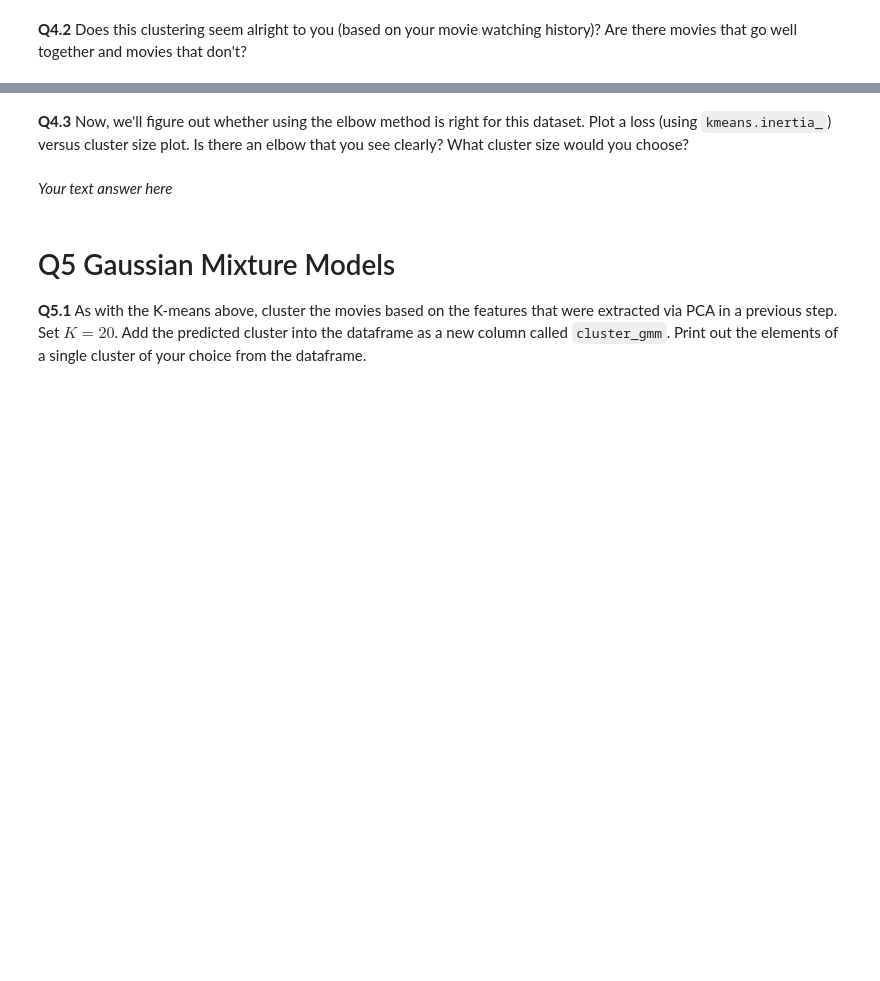
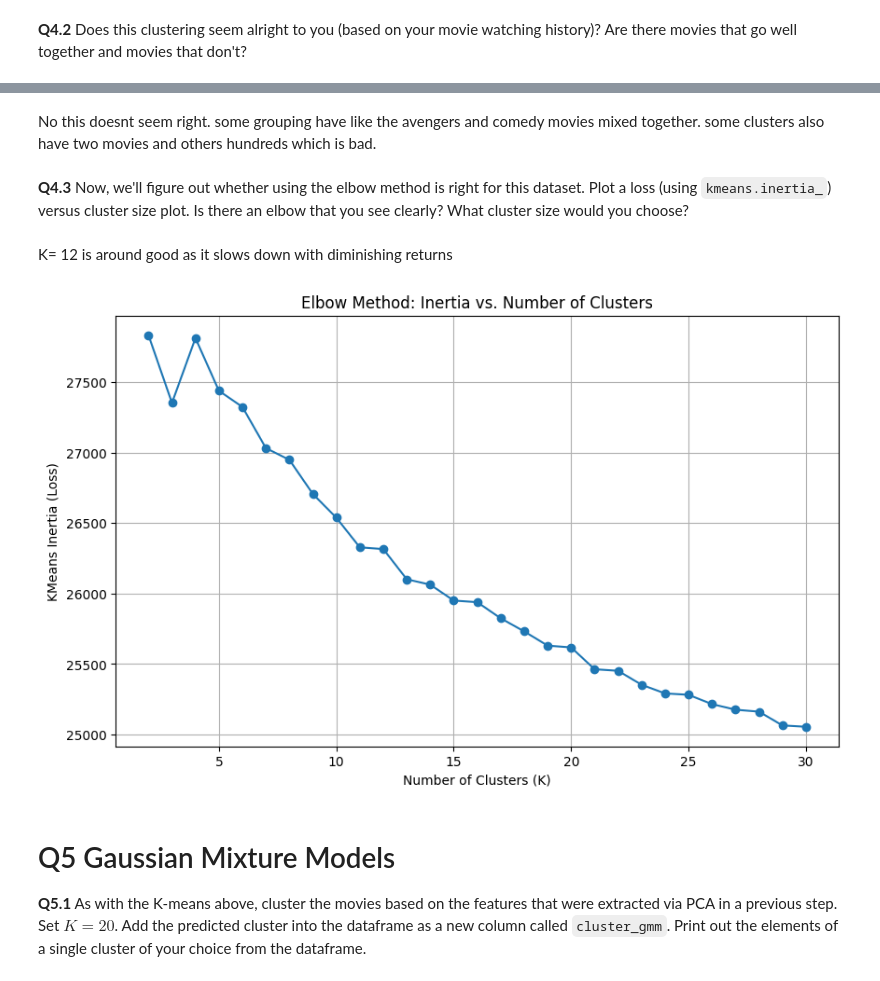
Before and after one commit to Nash-Foggitt/TMDL-NASH-FOGGITT, a Jupyter notebook: TMDL_2024_25_Assignment_3,_Qs_only.ipynb, the cells around one changed output, grey strips where cells are left out. Cells and saved outputs as stored; diff of their text form; code cells hidden in the pictures; blank space fills up the shorter version.

```diff
--- a/TMDL_2024_25_Assignment_3,_Qs_only.ipynb
+++ b/TMDL_2024_25_Assignment_3,_Qs_only.ipynb
@@ -334,10 +385,14 @@ Note: don't just estimate it by eye, write some code to compute it for you.
 # %% [markdown]
 **Q3.6** Using the number of dimensions you found in Q3.5, fit and transform your overview encodings using PCA and add it to a new column called `overview_pca` in the dataframe.
-# %%
-n_dims = ...
-pca = ...
-labels_pca = ...
-df["overview_pca"] = ...
+# %%
+n_dims = 1047
+pca = PCA(n_components=n_dims)
+
+X = np.array(df["one_hot_overview"].to_list())
+X = X / np.max(X, axis=1, keepdims=True)
+
+labels_pca = pca.fit_transform(X)
+df["overview_pca"] = labels_pca.tolist()
 # %% [markdown]
 # Q4 K-Means Clustering
 
@@ -347,12 +402,12 @@ df["overview_pca"] = ...
 from sklearn.cluster import KMeans
 
 # Perform K-means clustering
-kmeans = ...
+kmeans = KMeans(n_clusters=20, random_state=42)
 # fit model
-...
+kmeans.fit(df["overview_pca"].tolist())
 
-y_preds = # get predictions
-df["cluster_kmeans"] = ... # set predictions
+y_preds = kmeans.predict(df["overview_pca"].tolist())# get predictions
+df["cluster_kmeans"] = y_preds # set predictions
 
 # print out elements of cluster 0
-...
+print(df[df["cluster_kmeans"] == 0])
@@ -363,4 +454,4 @@ df["cluster_kmeans"] = ... # set predictions
+# %% [markdown]
+No this doesnt seem right. some grouping have like the avengers and comedy movies mixed together. some clusters also have two movies and others hundreds which is bad.
 # %% [markdown]
 **Q4.3** Now, we'll figure out whether using the elbow method is right for this dataset. Plot a loss (using `kmeans.inertia_`) versus cluster size plot. Is there an elbow that you see clearly? What cluster size would you choose?
-# %% [markdown]
-*Your text answer here*
@@ -369,3 +458,24 @@ df["cluster_kmeans"] = ... # set predictions
+# %% [markdown]
+K= 12 is around good as it slows down with diminishing returns
+# %%
+inertias = []
+cluster_range = range(2, 31)  # Try cluster sizes from 2 to 30
+
+for k in cluster_range:
+    kmeans = KMeans(n_clusters=k, random_state=42)
+    kmeans.fit(df["overview_pca"].tolist())
+    inertias.append(kmeans.inertia_)
+
+# Plot the elbow curve
+plt.figure(figsize=(10, 6))
+plt.plot(cluster_range, inertias, marker='o')
+plt.xlabel("Number of Clusters (K)")
+plt.ylabel("KMeans Inertia (Loss)")
+plt.title("Elbow Method: Inertia vs. Number of Clusters")
+plt.grid(True)
+plt.show()
+# %% [output]
+[figure, added]
 # %% [markdown]
 # Q5 Gaussian Mixture Models
 
```
Also changed, not shown: parts of 25 cells of this notebook.
